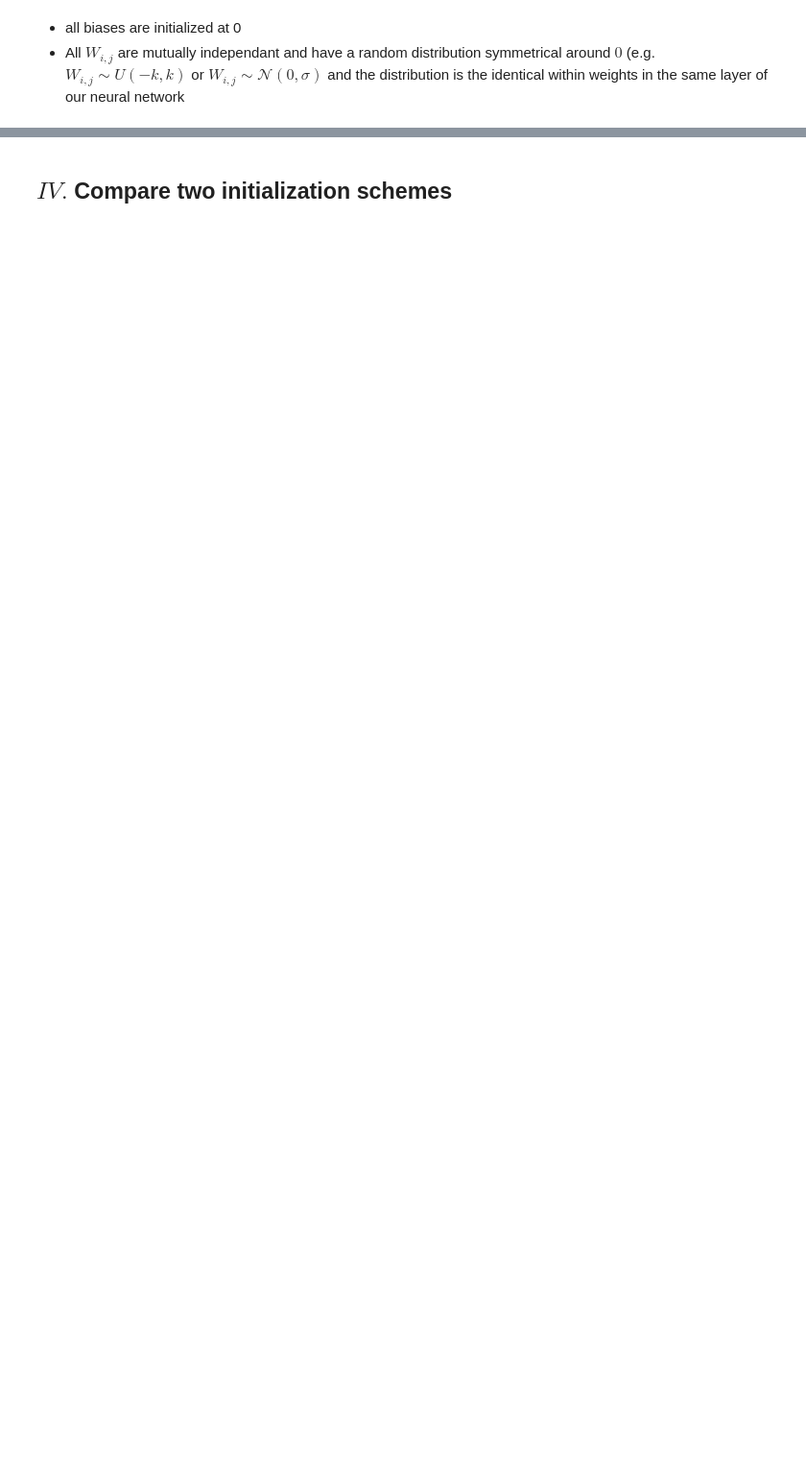
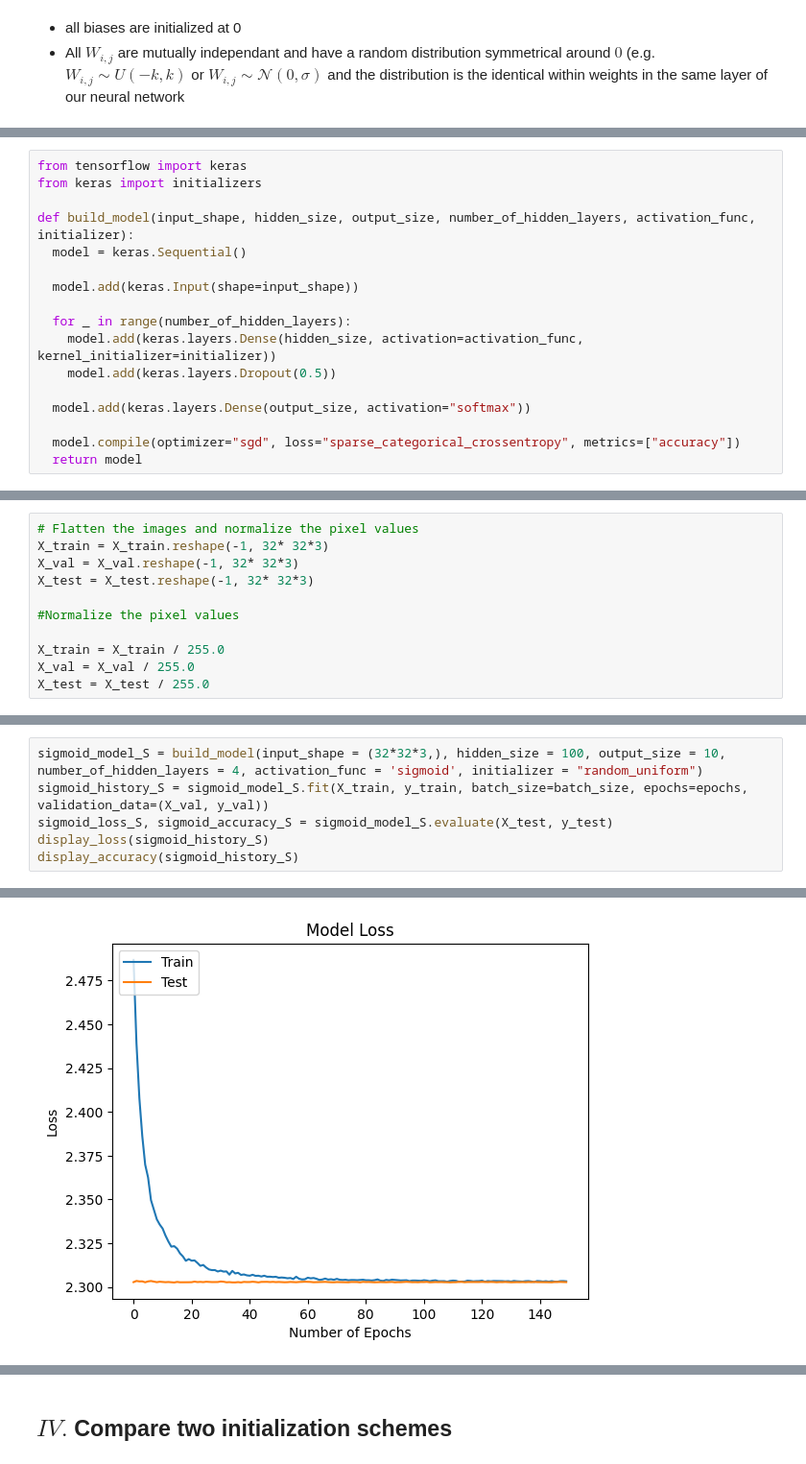
Before and after one commit to Arko04/Colab, a Jupyter notebook: HW3_P1.ipynb, the cells around one changed output, grey strips where cells are left out. Shown at 96% size. Drawn from its saved outputs; the diff is of its cells as text; blank space fills up the shorter version.

Commit message:
Add changes to model one

```diff
--- a/HW3_P1.ipynb
+++ b/HW3_P1.ipynb
@@ -142,0 +231,17 @@ And here is architectures of large models in part2's initialization scheme:
+# %%
+from tensorflow import keras
+from keras import initializers
+
+def build_model(input_shape, hidden_size, output_size, number_of_hidden_layers, activation_func, initializer):
+  model = keras.Sequential()
+
+  model.add(keras.Input(shape=input_shape))
+
+  for _ in range(number_of_hidden_layers):
+    model.add(keras.layers.Dense(hidden_size, activation=activation_func, kernel_initializer=initializer))
+    model.add(keras.layers.Dropout(0.5))
+
+  model.add(keras.layers.Dense(output_size, activation="softmax"))
+
+  model.compile(optimizer="sgd", loss="sparse_categorical_crossentropy", metrics=["accuracy"])
+  return model
@@ -142,0 +280,11 @@ And here is architectures of large models in part2's initialization scheme:
+# %%
+# Flatten the images and normalize the pixel values
+X_train = X_train.reshape(-1, 32* 32*3)
+X_val = X_val.reshape(-1, 32* 32*3)
+X_test = X_test.reshape(-1, 32* 32*3)
+
+#Normalize the pixel values
+
+X_train = X_train / 255.0
+X_val = X_val / 255.0
+X_test = X_test / 255.0
@@ -142,0 +294,7 @@ And here is architectures of large models in part2's initialization scheme:
+# %%
+sigmoid_model_S = build_model(input_shape = (32*32*3,), hidden_size = 100, output_size = 10, number_of_hidden_layers = 4, activation_func = 'sigmoid', initializer = "random_uniform")
+sigmoid_history_S = sigmoid_model_S.fit(X_train, y_train, batch_size=batch_size, epochs=epochs, validation_data=(X_val, y_val))
+sigmoid_loss_S, sigmoid_accuracy_S = sigmoid_model_S.evaluate(X_test, y_test)
+display_loss(sigmoid_history_S)
+display_accuracy(sigmoid_history_S)
+# %% [output]
@@ -142,0 +318 @@ And here is architectures of large models in part2's initialization scheme:
+[figure, added]
```
Also changed, not shown: parts of 111 cells of this notebook.
